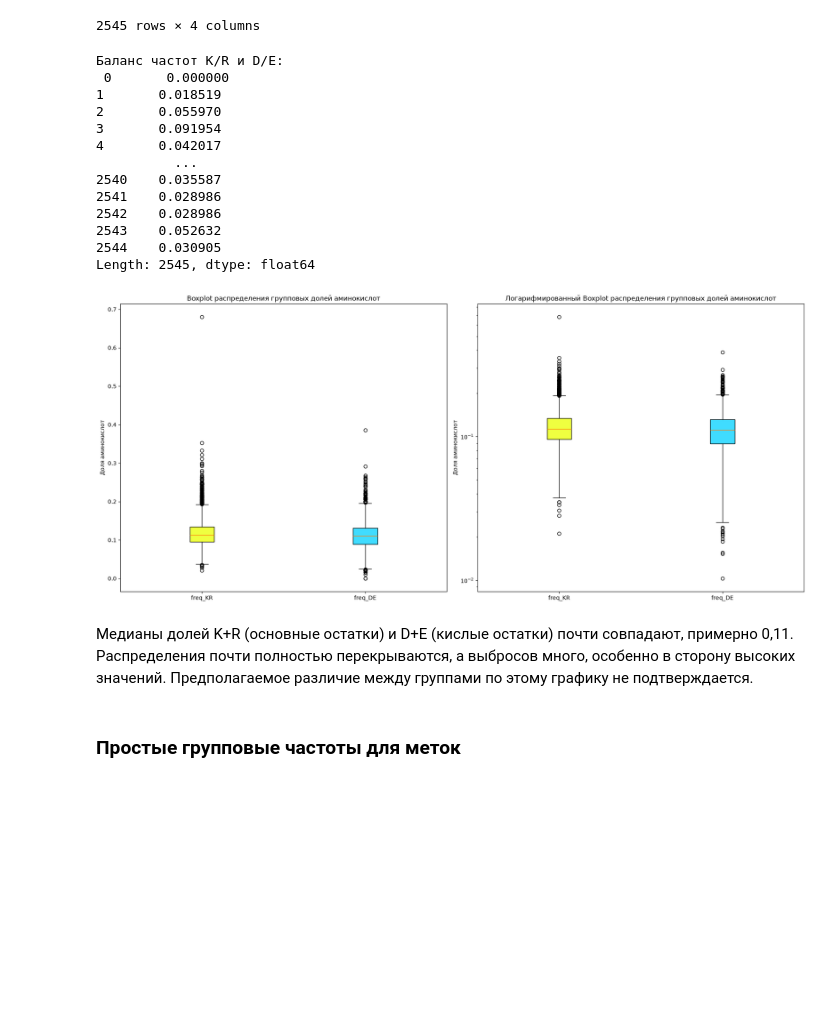
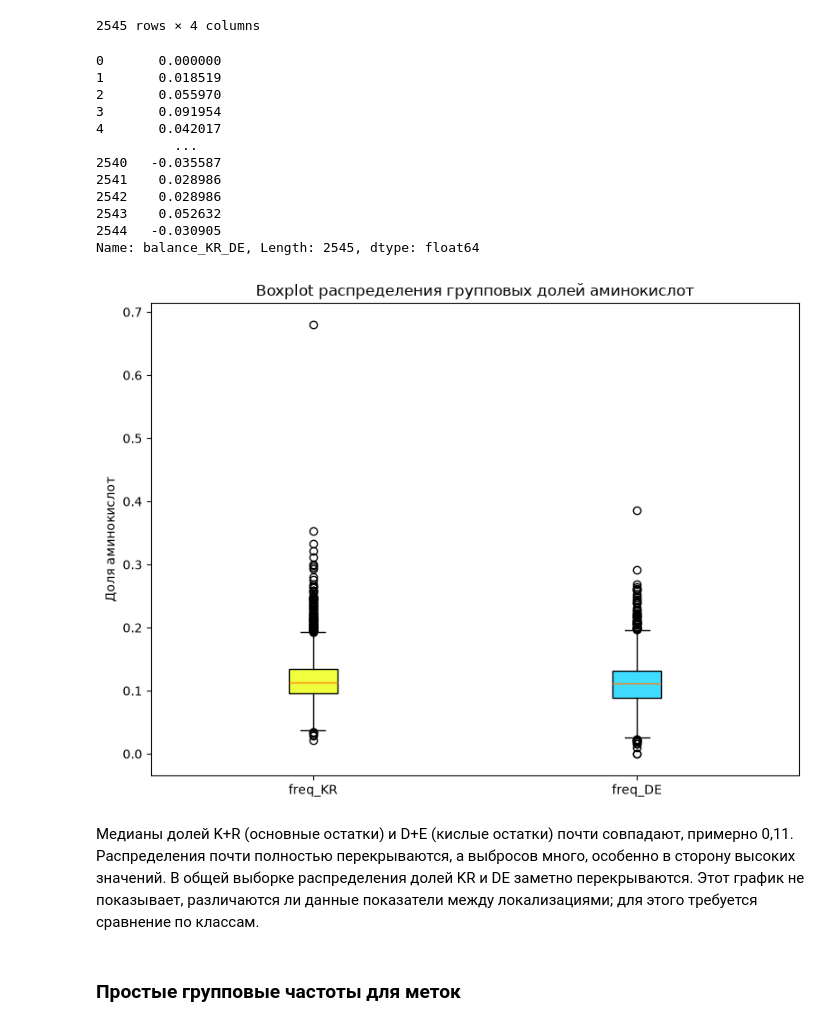
Before and after one commit to EnemyOfDeath7/protein-localization-project, a Jupyter notebook: notebooks/03_eda.ipynb, the cells around one changed output. Saved outputs shown, nothing was run; the diff lists cells and outputs as text; code cells hidden in the pictures; blank space fills up the shorter version.

```diff
--- a/notebooks/03_eda.ipynb
+++ b/notebooks/03_eda.ipynb
@@ -380,51 +385,40 @@ freq_aa[["Sequence", "Length", "freq_KR", "freq_DE"]]
 | 2544 | MKLLVILLFSGLITGFRSDSSSSLPPKLLLVSF... | 453 | 0.079470 | 0.110375 |
 2545 rows × 4 columns
 # %%
-b1 = np.abs(freq_aa["freq_KR"] - freq_aa["freq_DE"])
-print(f"Баланс частот K/R и D/E:\n {b1}")
+freq_aa["balance_KR_DE"] = freq_aa["freq_KR"] - freq_aa["freq_DE"]
+freq_aa["balance_KR_DE"]
 # %% [output]
-Баланс частот K/R и D/E:
- 0       0.000000
+0       0.000000
 1       0.018519
 2       0.055970
 3       0.091954
 4       0.042017
           ...
-2540    0.035587
+2540   -0.035587
 2541    0.028986
 2542    0.028986
 2543    0.052632
-2544    0.030905
-Length: 2545, dtype: float64
+2544   -0.030905
+Name: balance_KR_DE, Length: 2545, dtype: float64
 # %%
-fig, axes = plt.subplots(1, 2, figsize=(18, 8))
+fig, ax = plt.subplots(figsize=(8, 6))
 
-bp1 = axes[0].boxplot([freq_aa["freq_KR"], freq_aa["freq_DE"]], patch_artist=True)
+bp = ax.boxplot([freq_aa["freq_KR"], freq_aa["freq_DE"]], patch_artist=True)
 
-axes[0].set_title("Boxplot распределения групповых долей аминокислот")
-axes[0].set_xticklabels(labels=["freq_KR", "freq_DE"])
+ax.set_title("Boxplot распределения групповых долей аминокислот")
+ax.set_xticklabels(labels=["freq_KR", "freq_DE"])
 
-axes[0].set_ylabel("Доля аминокислот")
+ax.set_ylabel("Доля аминокислот")
 
-bp2 = axes[1].boxplot([freq_aa["freq_KR"], freq_aa["freq_DE"]], patch_artist=True)
-
-axes[1].set_title("Логарифмированный Boxplot распределения групповых долей аминокислот")
-axes[1].set_xticklabels(labels=["freq_KR", "freq_DE"])
-
-axes[1].set_ylabel("Доля аминокислот")
-
-axes[1].set_yscale("log")
-
-for bp in [bp1, bp2]:
-    bp["boxes"][0].set_facecolor("#efff40")
-    bp["boxes"][1].set_facecolor("#40dcff")
+bp["boxes"][0].set_facecolor("#efff40")
+bp["boxes"][1].set_facecolor("#40dcff")
 
 plt.tight_layout()
 plt.show()
 # %% [output]
-[figure, old version]
+[figure, new version]
 # %% [markdown]
-Медианы долей K+R (основные остатки) и D+E (кислые остатки) почти совпадают, примерно 0,11. Распределения почти полностью перекрываются, а выбросов много, особенно в сторону высоких значений. Предполагаемое различие между группами по этому графику не подтверждается.
+Медианы долей K+R (основные остатки) и D+E (кислые остатки) почти совпадают, примерно 0,11. Распределения почти полностью перекрываются, а выбросов много, особенно в сторону высоких значений. В общей выборке распределения долей KR и DE заметно перекрываются. Этот график не показывает, различаются ли данные показатели между локализациями; для этого требуется сравнение по классам.
 # %% [markdown]
 ### Простые групповые частоты для меток
 # %%
```
Also changed, not shown: parts of 22 cells of this notebook, 4 other files.
